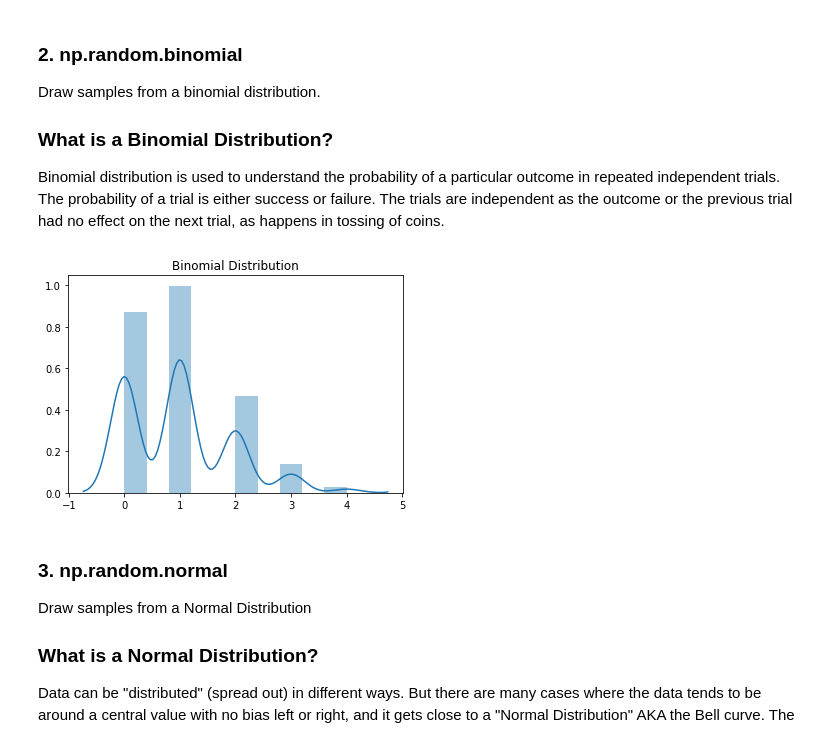
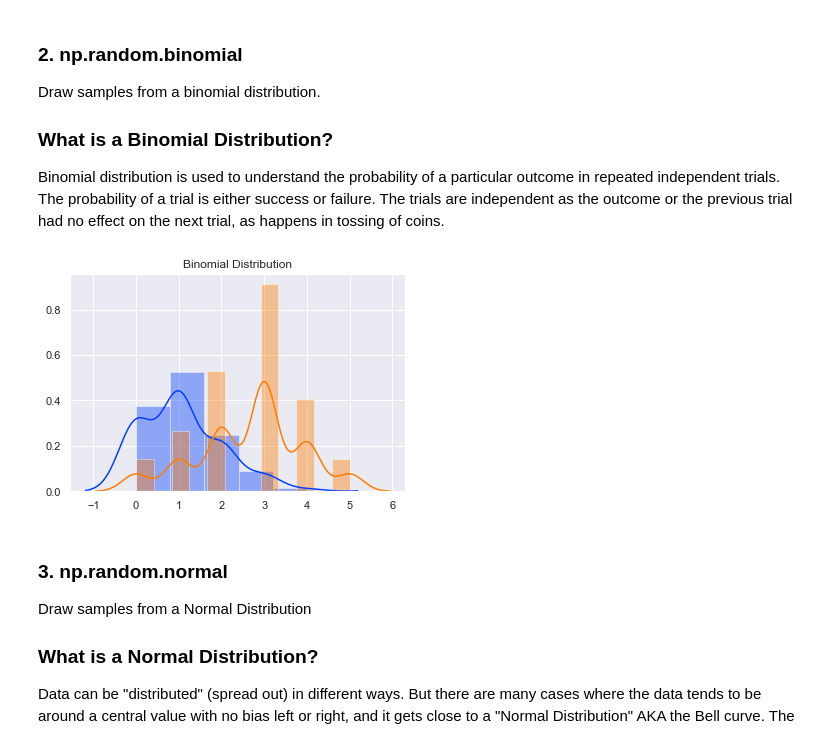
Before and after one commit to RitRa/Numpy_random, a Jupyter notebook: Distributions.ipynb, the cells around one changed output. Saved outputs shown, nothing was run; the diff lists cells and outputs as text; code cells hidden in the pictures.

```diff
--- a/Distributions.ipynb
+++ b/Distributions.ipynb
@@ -9,6 +9,9 @@ import numpy as np
 import pandas as pd
 import matplotlib.pyplot as plt
 import seaborn as sns
+
+# There are six variations of the default theme, called deep, muted, pastel, bright, dark, and colorblind.
+sns.set( palette="bright", color_codes=True)
 # %% [markdown]
 ### 1. np.random.uniform
 
@@ -55,15 +60,23 @@ Draw samples from a binomial distribution.
 
 Binomial distribution is used to understand the probability of a particular outcome in repeated independent trials. The probability of a trial is either success or failure. The trials are independent as the outcome or the previous trial had no effect on the next trial, as happens in tossing of coins.
 # %%
-# number of trials, probability of each trial, tested 1000 times
-s = np.random.binomial(10, 0.1, 1000)
+# number of trials, probability of each trial, no.of times testeed
+
+# 10 trials, probability = 0.1, tested 100
+s = np.random.binomial(10, 0.1, 100)
+
+
+# 5 trials, probability = 0.5, tested 100
+b = np.random.binomial(5, 0.5, 100)
+
 sns.distplot(s)
+sns.distplot(b)
 
 plt.title('Binomial Distribution')
 
 plt.show()
 # %% [output]
-[figure, old version]
+[figure, new version]
 # %% [markdown]
 ### 3. np.random.normal
 Draw samples from a Normal Distribution
```
Also changed, not shown: parts of 8 cells of this notebook, 1 other file.
